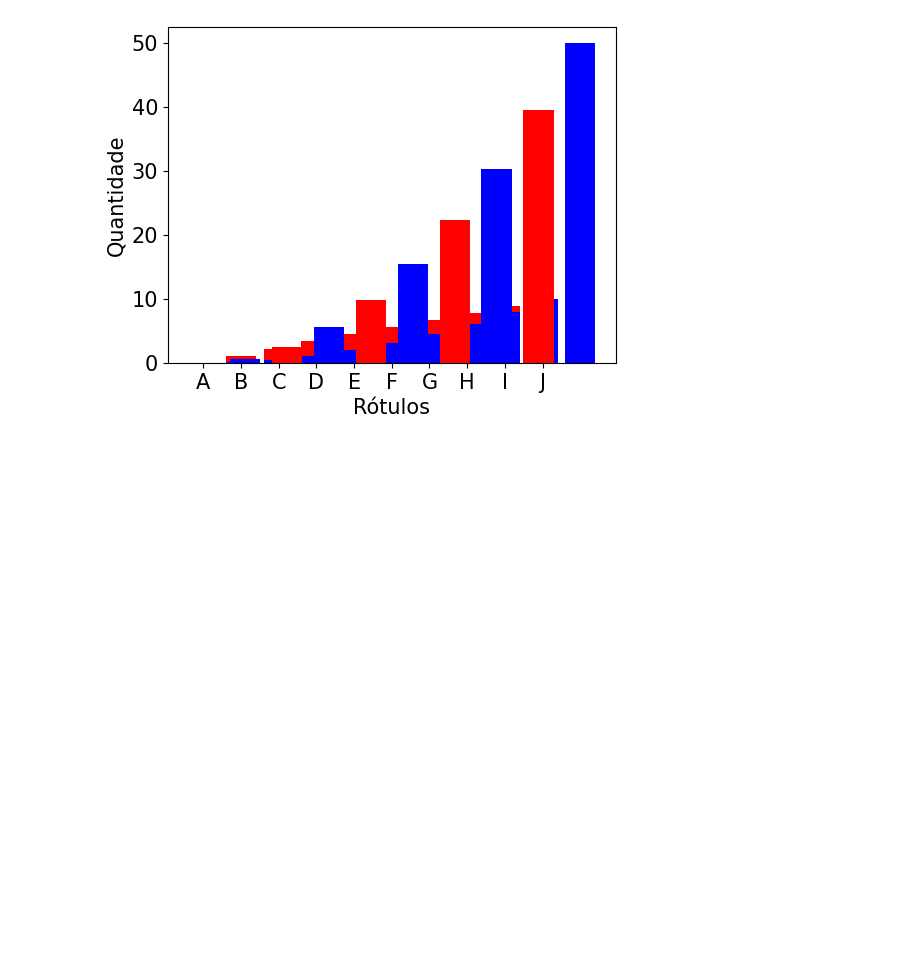
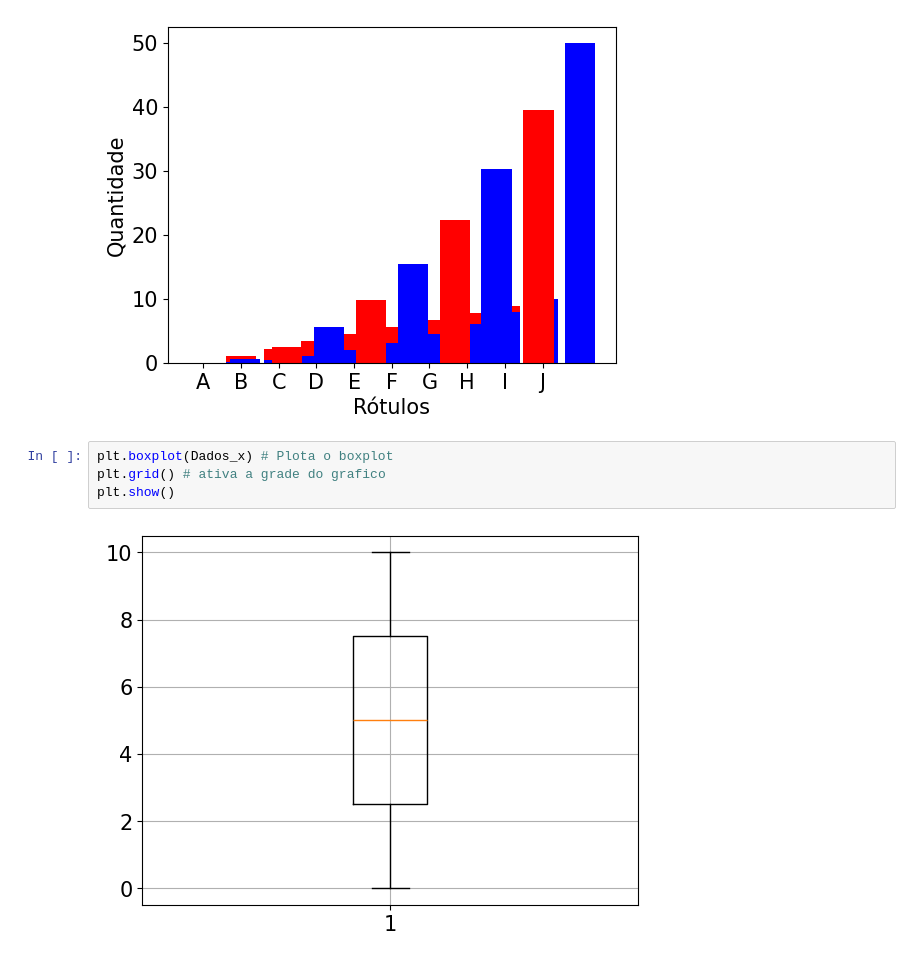
Before and after one commit to Ana-Azuma/IABD-25-TURMAB, a Jupyter notebook: aula03/codigo.ipynb, the cells around one changed output. Saved outputs shown, nothing was run; the diff lists cells and outputs as text; blank space fills up the shorter version.

Commit message:
Boxplot
Plotando o boxplot plt.boxplot
Ativando a grade do gráfico plt.grid()

```diff
--- a/aula03/codigo.ipynb
+++ b/aula03/codigo.ipynb
@@ -97,3 +97,9 @@ Grafico.bar(Dados_x,Dados_y/2,color=['Red','Blue']) # exibe os dados um ao lado
 Figura
 # %% [output]
 [figure]
+# %%
+plt.boxplot(Dados_x) # Plota o boxplot
+plt.grid() # ativa a grade do grafico
+plt.show()
+# %% [output]
+[figure, added]
```
